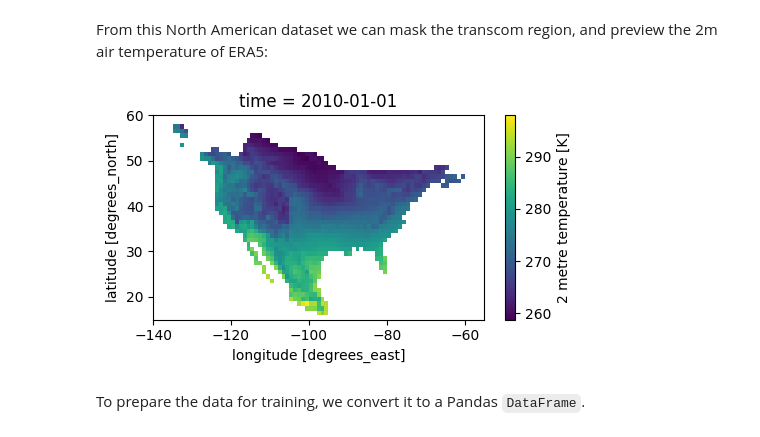
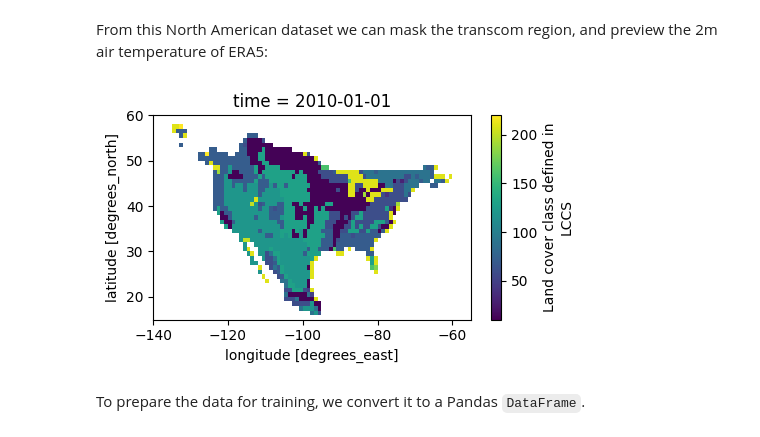
Before and after one commit to EXCITED-CO2/excited-workflow, a Jupyter notebook: workflow_carbon_tracker.ipynb, the cells around one changed output. Drawn from its saved outputs; the diff is of its cells as text; code cells hidden in the pictures.

```diff
--- a/workflow_carbon_tracker.ipynb
+++ b/workflow_carbon_tracker.ipynb
@@ -91,12 +91,12 @@ From this North American dataset we can mask the transcom region, and preview th
 # %%
 ds_na = ds_na.where(ds_merged["transcom_regions"]==2)
 
 import matplotlib.pyplot as plt
 plt.figure(figsize=(5,3))
-ds_na["t2m"].isel(time=0).plot()
+ds_na["lccs_class"].isel(time=0).plot()
 plt.tight_layout()
 # %% [output]
-[figure, old version]
+[figure, new version]
 # %% [markdown]
 To prepare the data for training, we convert it to a Pandas `DataFrame`.
 # %%
```
Also changed, not shown: parts of 6 cells of this notebook, 2 other files.
